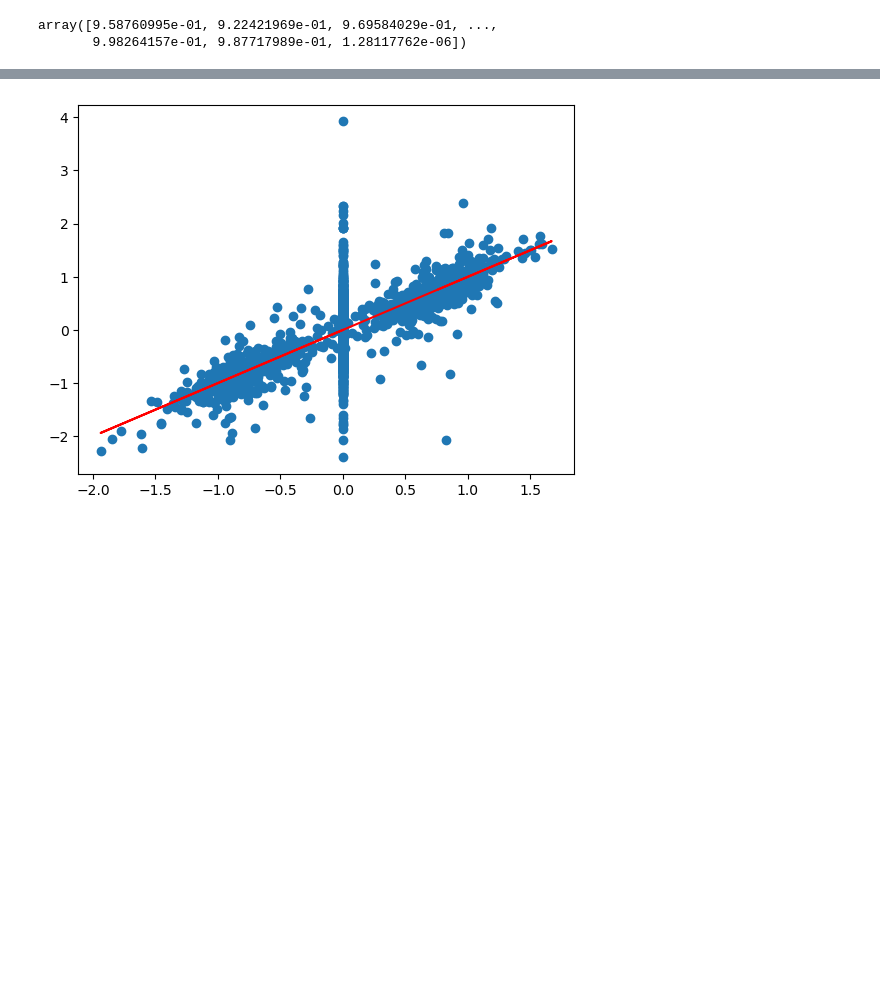
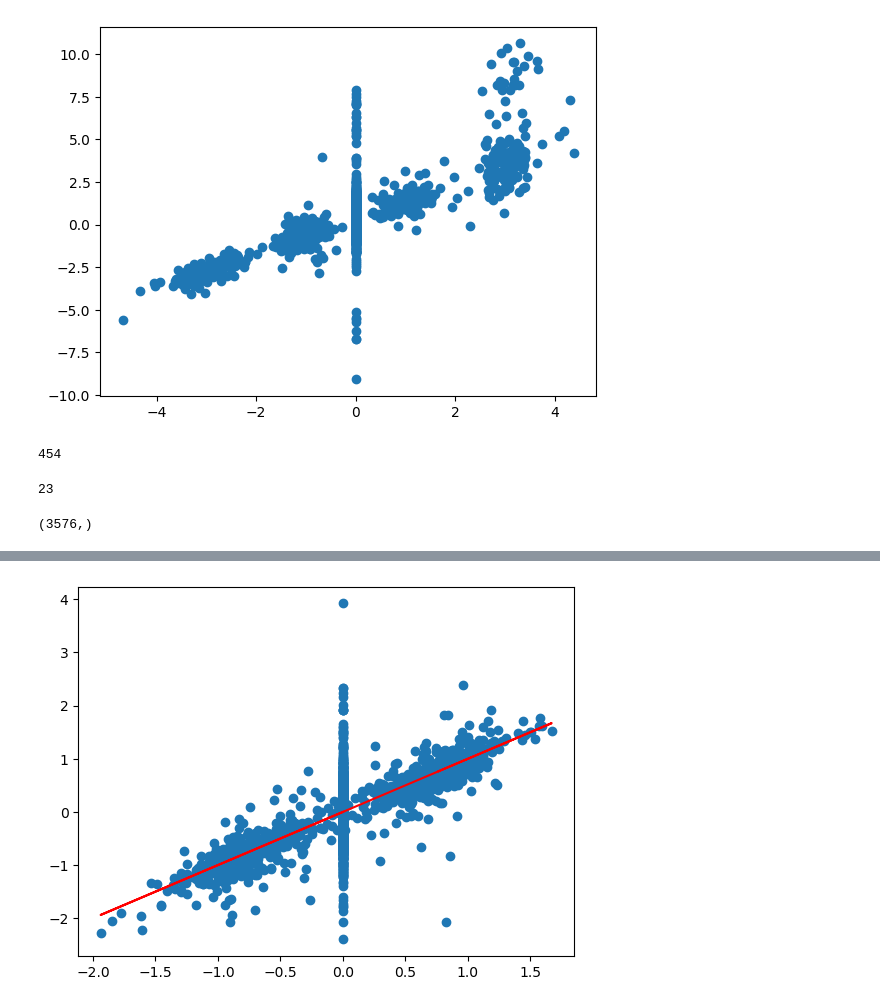
Before and after one commit to okviman/DE-ZILN, a Jupyter notebook: notebooks/splatter_lfc.ipynb, the cells around one changed output, grey strips where cells are left out. Saved outputs shown, nothing was run; the diff lists cells and outputs as text; code cells hidden in the pictures; blank space fills up the shorter version.

Commit message:
Sparse data.

```diff
--- a/notebooks/splatter_lfc.ipynb
+++ b/notebooks/splatter_lfc.ipynb
@@ -55,11 +55,11 @@ print("shape X:", X.shape)
 print("shape Y:", Y.shape)
 
 lfcs = pd.read_csv(os.path.join(data_folder, "fc.csv"))
-lfcs2 = pd.read_csv(os.path.join(data_folder, "fc2.csv"))
-#idx = np.argsort(lfcs)
+gt_lfcs = lfcs["true_log2_fc"]
 
 # Y_A = Y[:,X.loc[X["trt"] == "A"].index]
 # Y_B = Y[:,X.loc[X["trt"] == "B"].index]
 # print(Y_A.shape)
 # print(Y_B.shape)
+lfcs.shape
 # %% [output]
@@ -77,11 +78,24 @@ shape Y: (973, 4043)
 # %%
 ziln_lfcs, p_vals = get_ZILN_lfcs(np.exp(transform(Y)) - 1, np.exp(transform(X)) - 1, eps=1e-30, return_p_vals=True)
+# %%
+plt.scatter(gt_lfcs, ziln_lfcs)
+plt.show()
+# %% [output]
+[figure, added]
+# %%
+# Seurat outputs NaN for some of the genes (i.e., it gives up).
+nan_idxs = np.isnan(lfcs["p_val"])
+print(np.sum(nan_idxs))
+np.sum(p_vals[nan_idxs] < 0.05) # ZILN determines some of these as significant.
+# Should we eliminate these genes from the evaluation?
+# %% [output]
+454
+23
 # %%
 adj_pvals = smm.multipletests(p_vals, alpha=0.05, method='fdr_bh')[1]
-adj_pvals
+adj_pvals.shape
 # %% [output]
-array([9.58760995e-01, 9.22421969e-01, 9.69584029e-01, ...,
-       9.98264157e-01, 9.87717989e-01, 1.28117762e-06])
+(3576,)
 # %%
 pred_sig_idx = (adj_pvals < 0.05)
 # %%
```
Also changed, not shown: parts of 7 cells of this notebook, 4 other files.
